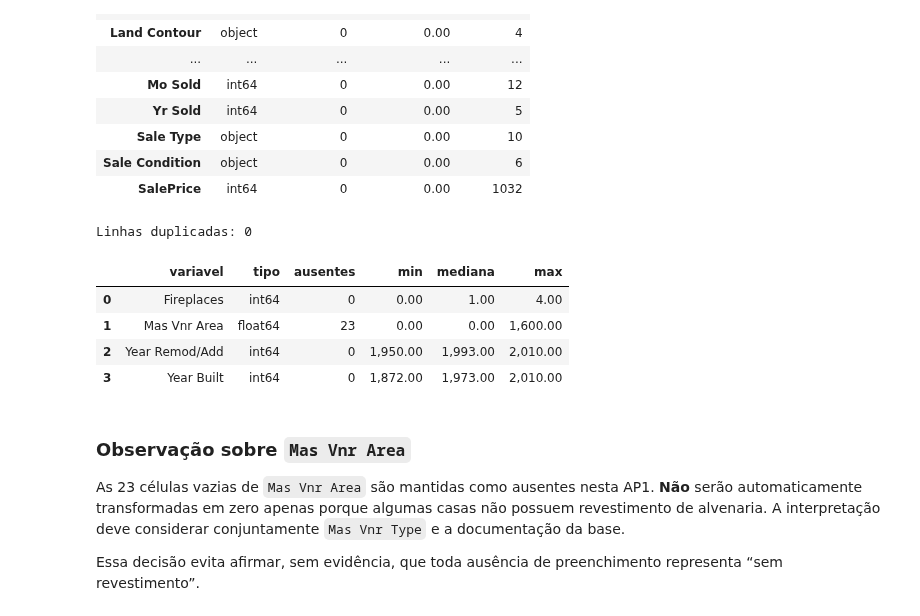
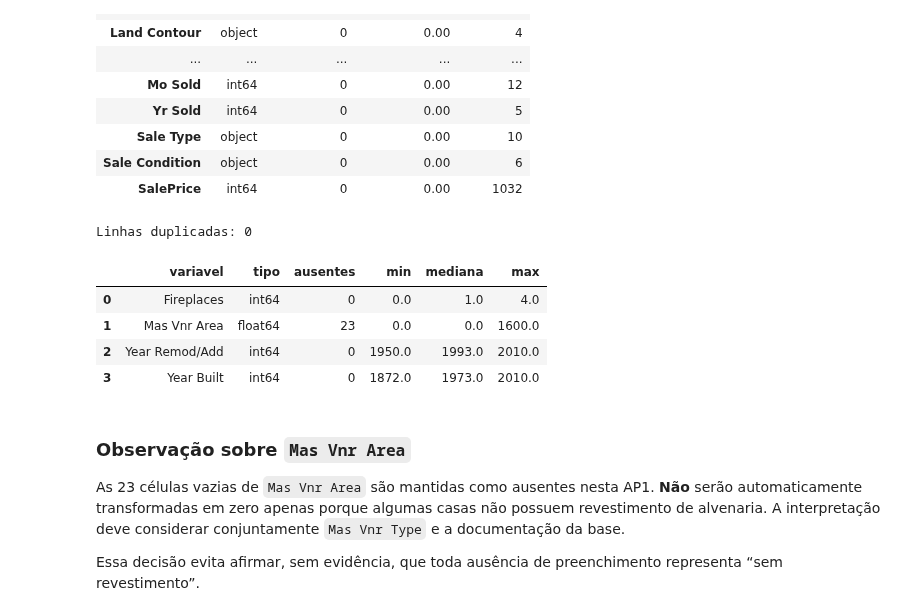
Before and after one commit to Luisao2007/met-quant-trabalho, a Jupyter notebook: notebooks/ap1.ipynb, the cells around one changed output. Cells and saved outputs as stored; diff of their text form; code cells hidden in the pictures.

```diff
--- a/notebooks/ap1.ipynb
+++ b/notebooks/ap1.ipynb
@@ -173,28 +192,28 @@ quality
 | SalePrice | int64 | 0 | 0.00 | 1032 |
 # %%
 # Duplicatas
-print("Linhas duplicadas:", int(df.duplicated().sum()))
+print("Linhas duplicadas:", int(imoveis.duplicated().sum()))
 
 # Variáveis solicitadas para inspeção
 inspect_cols = ["Fireplaces", "Mas Vnr Area", "Year Remod/Add", "Year Built"]
 
 inspection = pd.DataFrame({
     "variavel": inspect_cols,
-    "tipo": [df[c].dtype for c in inspect_cols],
-    "ausentes": [df_missing[c].isna().sum() for c in inspect_cols],
-    "min": [df[c].min() for c in inspect_cols],
-    "mediana": [df[c].median() for c in inspect_cols],
-    "max": [df[c].max() for c in inspect_cols]
+    "tipo": [imoveis[c].dtype for c in inspect_cols],
+    "ausentes": [imoveis_faltantes[c].isna().sum() for c in inspect_cols],
+    "min": [imoveis[c].min() for c in inspect_cols],
+    "mediana": [imoveis[c].median() for c in inspect_cols],
+    "max": [imoveis[c].max() for c in inspect_cols]
 })
 
 inspection
 # %% [output]
 Linhas duplicadas: 0
 |  | variavel | tipo | ausentes | min | mediana | max |
-| 0 | Fireplaces | int64 | 0 | 0.00 | 1.00 | 4.00 |
-| 1 | Mas Vnr Area | float64 | 23 | 0.00 | 0.00 | 1,600.00 |
-| 2 | Year Remod/Add | int64 | 0 | 1,950.00 | 1,993.00 | 2,010.00 |
-| 3 | Year Built | int64 | 0 | 1,872.00 | 1,973.00 | 2,010.00 |
+| 0 | Fireplaces | int64 | 0 | 0.0 | 1.0 | 4.0 |
+| 1 | Mas Vnr Area | float64 | 23 | 0.0 | 0.0 | 1600.0 |
+| 2 | Year Remod/Add | int64 | 0 | 1950.0 | 1993.0 | 2010.0 |
+| 3 | Year Built | int64 | 0 | 1872.0 | 1973.0 | 2010.0 |
 # %% [markdown]
 ### Observação sobre `Mas Vnr Area`
 
```
Also changed, not shown: parts of 16 cells of this notebook.
